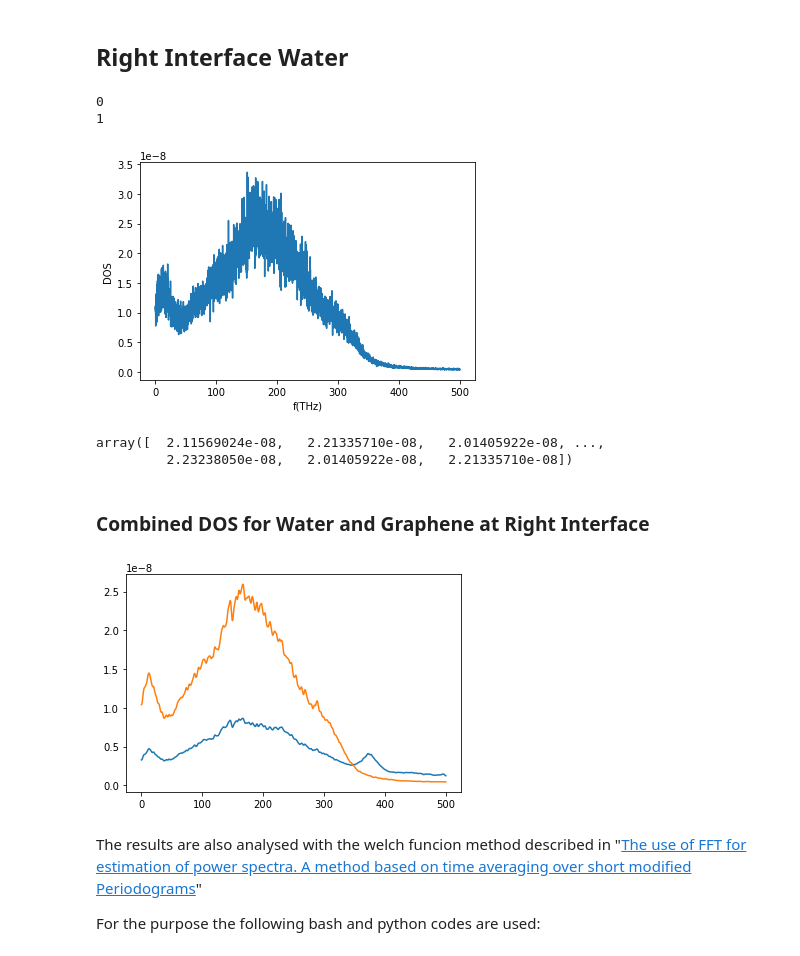
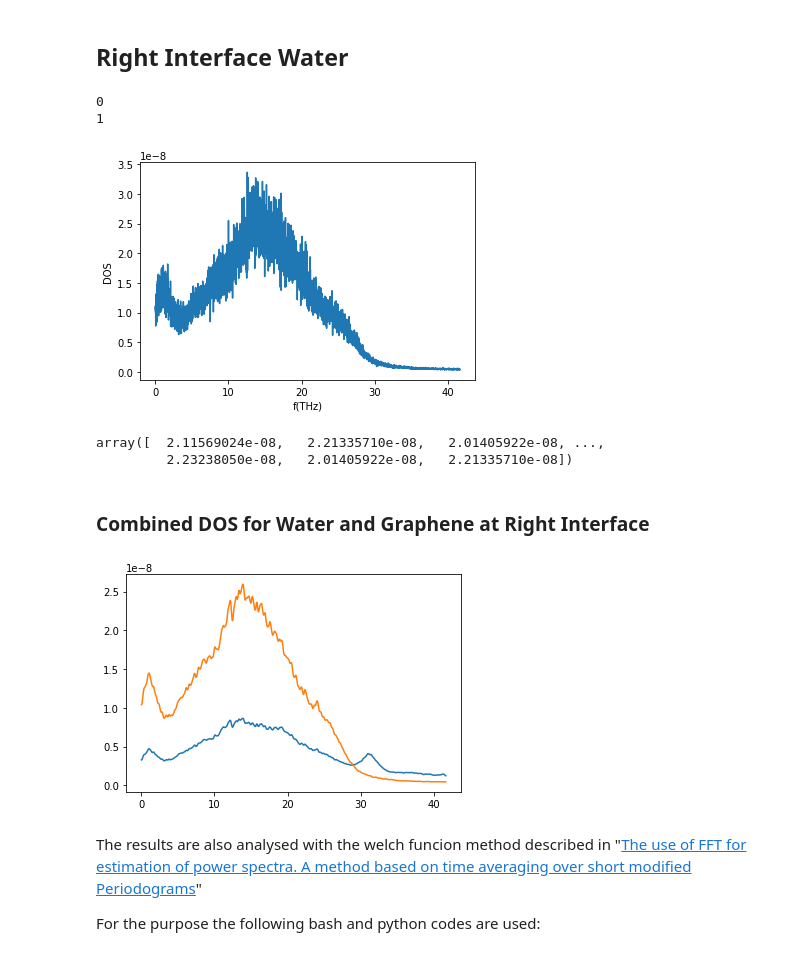
Before and after one commit to abhijithanandan/the-phonon-project, a Jupyter notebook: Phonon transport across Graphene Water Interface.ipynb, the cells around one changed output. Drawn from its saved outputs; the diff is of its cells as text; code cells hidden in the pictures.

```diff
--- a/Phonon transport across Graphene Water Interface.ipynb
+++ b/Phonon transport across Graphene Water Interface.ipynb
@@ -447,35 +447,35 @@ for j in range(count):
         val = int(i)
         fname = "velRwat"+str(val)+".txt"
         data = np.loadtxt(fname)
         Vx = data[nvel*(j):nvel*(j+1)-1,1]
         Vy = data[nvel*(j):nvel*(j+1)-1,2]
         Vz = data[nvel*(j):nvel*(j+1)-1,3]
         Dxsum = np.fft.fft(Vx,n)
         Dx = Dx + np.abs(Dxsum/n)**2
         Dysum = np.fft.fft(Vy,n)
         Dy = Dy + np.abs(Dysum/n)**2
         Dzsum = np.fft.fft(Vz,n)
         Dz = Dz + np.abs(Dzsum/n)**2
     print j
     D = (Dx+Dy+Dz)/3/natoms
     Dsum = Dsum + D
 
 DOS = Dsum/count
 N = np.size(Dsum)
 DOS_Wat_R = DOS[:N/2]
-freq = np.fft.fftfreq(N,d = 0.001)
+freq = np.fft.fftfreq(N,d = 0.012)
 freq = freq
 freq = freq[:N/2]
 #freq = (1/(n*Dt*1e-15))*((0:np.size(DOS)-1)/1e15)
 plt.xlabel("f(THz)")
 plt.ylabel("DOS")
 plt.plot(freq,DOS_Wat_R)
 plt.show()
 Dsum
 # %% [output]
 0
 1
-[figure, old version]
+[figure, new version]
 array([  2.11569024e-08,   2.21335710e-08,   2.01405922e-08, ...,
          2.23238050e-08,   2.01405922e-08,   2.21335710e-08])
 # %% [markdown]
@@ -490,7 +490,7 @@ plt.plot(freq,a)
 plt.plot(freq,b)
 plt.show()
 # %% [output]
-[figure, old version]
+[figure, new version]
 # %% [markdown]
 The results are also analysed with the welch funcion method described in "[The use of FFT for estimation of power spectra. A method based on time averaging over short modified Periodograms](https://www.utd.edu/~cpb021000/EE%204361/Great%20DSP%20Papers/Welchs%20Periodogram.pdf)"
 
```
Also changed, not shown: parts of 1 cell of this notebook.
